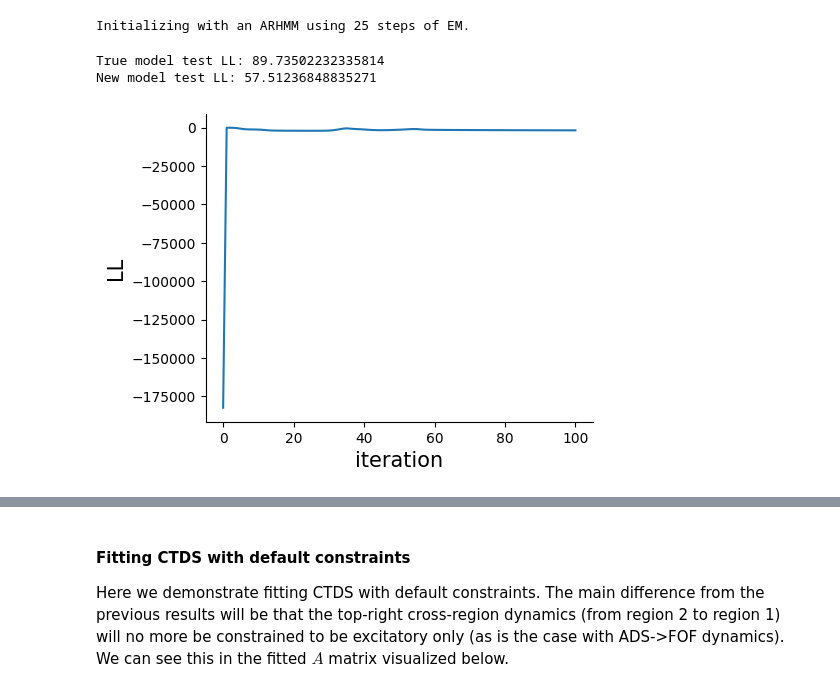
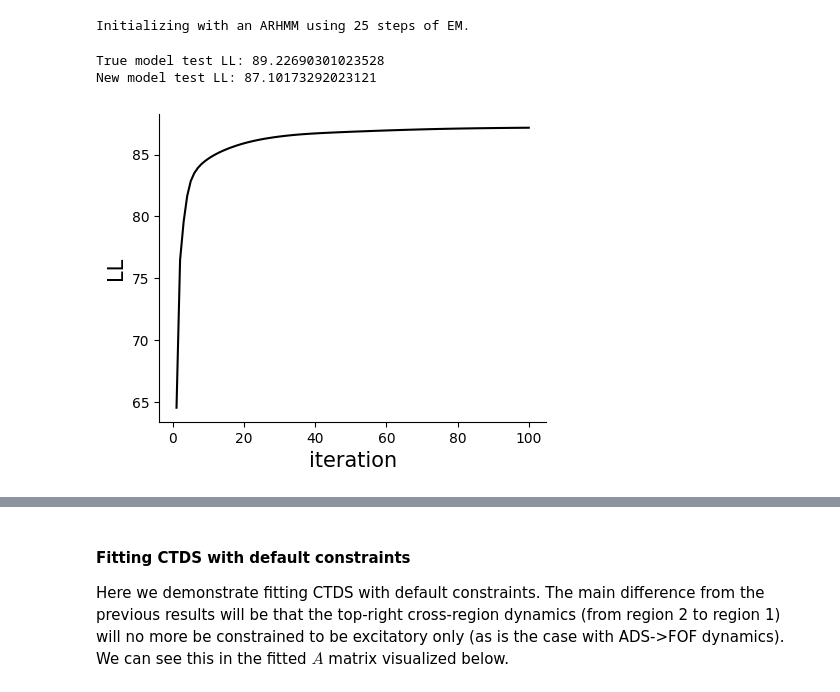
Before and after one commit to 97aditi/Cell_type_dynamical_system, a Jupyter notebook: fit_ctds_on_simulated_data.ipynb, the cells around one changed output, grey strips where cells are left out. Saved outputs shown, nothing was run; the diff lists cells and outputs as text; code cells hidden in the pictures.

```diff
--- a/fit_ctds_on_simulated_data.ipynb
+++ b/fit_ctds_on_simulated_data.ipynb
@@ -24,7 +27,7 @@ num_neurons_per_region_per_cell_type = num_neurons_per_region // 2 # number of n
 
 num_latent_per_cell_type = 2 # assuming same number of latents per cell type
 
-list_of_dimensions = np.array([[num_latent_per_cell_type, num_latent_per_cell_type], [num_latent_per_cell_type, num_latent_per_cell_type]], dtype=int) # this should be of size num_regions x num_cell_types containing the number of latents for each cell type in each region
+list_of_dimensions = np.ones((num_regions, 2), dtype=int)*num_latent_per_cell_type # this should be of size num_regions x num_cell_types containing the number of latents for each cell type in each region
 # %% [markdown]
 ##### Set the model parameters
 
@@ -104,7 +107,7 @@ Assuming FOF-ADS cross-region constraints if 2 regions, otherwise no cross-regio
 # generate data from model
 # now let's simulate data from this model
 T = 100
-num_trials = 10
+num_trials = 50
 datas = []
 for i in range(num_trials):
     true_states, data = ctds.sample(T, prefix=None)
@@ -174,17 +177,17 @@ Initializing with an ARHMM using 25 steps of EM.
 # %%
 # compute the log likelihood of the test data
 test_log_likelihood = new_ctds.log_likelihood(test_datas)
 # plot lls
 plt.figure(figsize=(5, 4))
-plt.plot(lls)
+plt.plot(lls, color = 'k')
 plt.gca().spines['right'].set_visible(False)
 plt.gca().spines['top'].set_visible(False)
 plt.ylabel('LL', fontsize=15)
 plt.xlabel('iteration', fontsize=15)
 
 print(f"True model test LL: {true_model_ll}")
 print(f"New model test LL: {test_log_likelihood}")
 # %% [output]
-True model test LL: 89.73502232335814
-New model test LL: 57.51236848835271
+True model test LL: 89.22690301023528
+New model test LL: 87.10173292023121
-[figure, old version]
+[figure, new version]
```
Also changed, not shown: parts of 9 cells of this notebook.
